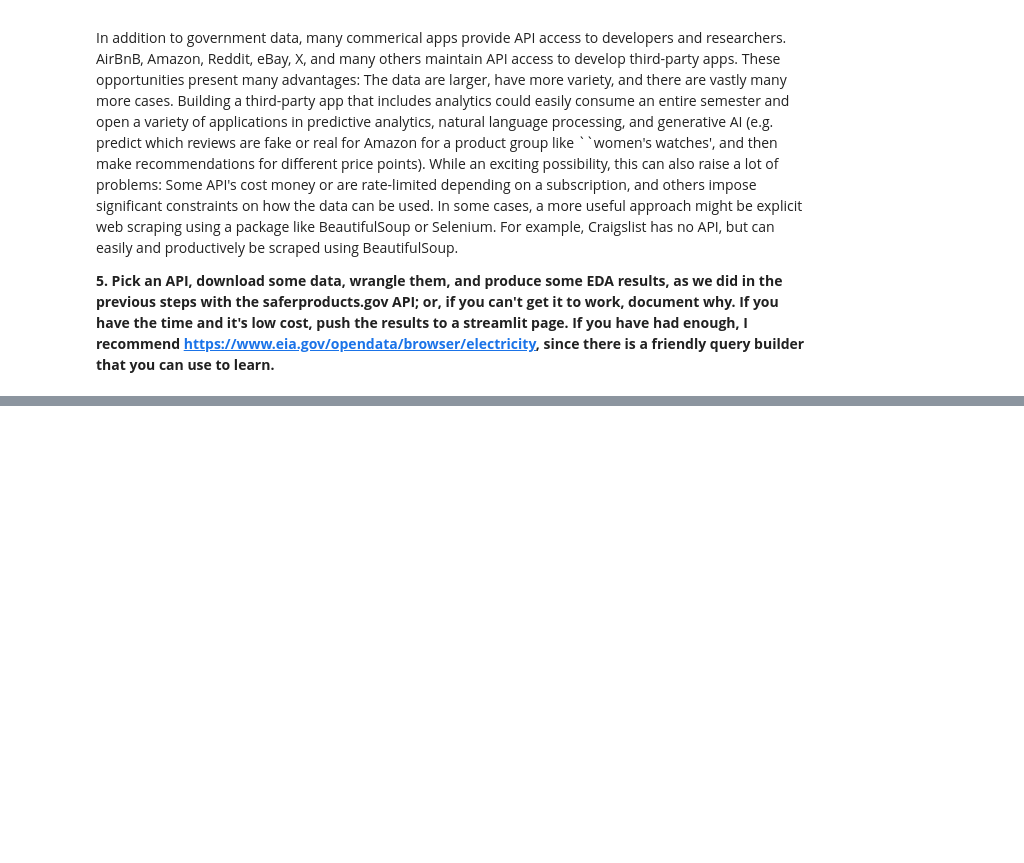
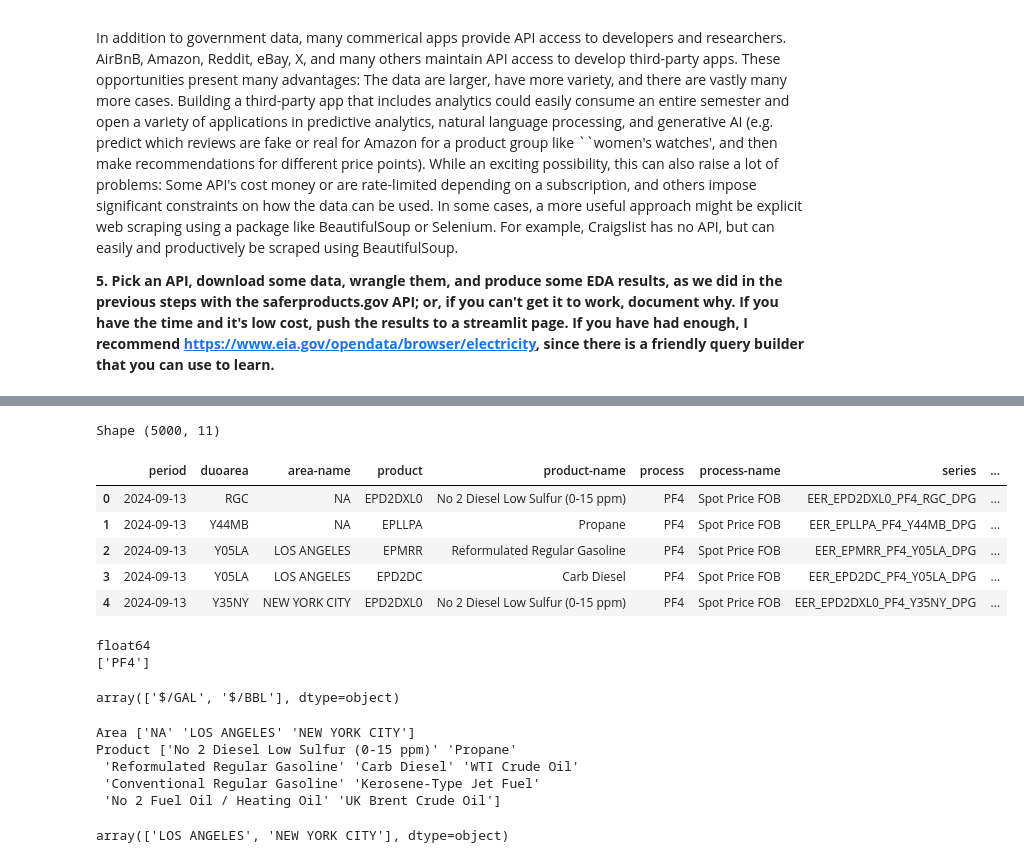
Before and after one commit to DS3001/labs, a Jupyter notebook: 01_api_calls/assignment_notebook.ipynb, the cells around one changed output, grey strips where cells are left out. Drawn from its saved outputs; the diff is of its cells as text; code cells hidden in the pictures; blank space fills up the shorter version.

```diff
--- a/01_api_calls/assignment_notebook.ipynb
+++ b/01_api_calls/assignment_notebook.ipynb
@@ -503,0 +533,34 @@ In addition to government data, many commerical apps provide API access to devel
+# %%
+print('Shape', petroleum.shape)
+petroleum.head() ## Missing values
+# %% [output]
+Shape (5000, 11)
+|  | period | duoarea | area-name | product | product-name | process | process-name | series | ... |
+| 0 | 2024-09-13 | RGC | NA | EPD2DXL0 | No 2 Diesel Low Sulfur (0-15 ppm) | PF4 | Spot Price FOB | EER_EPD2DXL0_PF4_RGC_DPG | ... |
+| 1 | 2024-09-13 | Y44MB | NA | EPLLPA | Propane | PF4 | Spot Price FOB | EER_EPLLPA_PF4_Y44MB_DPG | ... |
+| 2 | 2024-09-13 | Y05LA | LOS ANGELES | EPMRR | Reformulated Regular Gasoline | PF4 | Spot Price FOB | EER_EPMRR_PF4_Y05LA_DPG | ... |
+| 3 | 2024-09-13 | Y05LA | LOS ANGELES | EPD2DC | Carb Diesel | PF4 | Spot Price FOB | EER_EPD2DC_PF4_Y05LA_DPG | ... |
+| 4 | 2024-09-13 | Y35NY | NEW YORK CITY | EPD2DXL0 | No 2 Diesel Low Sulfur (0-15 ppm) | PF4 | Spot Price FOB | EER_EPD2DXL0_PF4_Y35NY_DPG | ... |
+# %%
+petroleum['value']= pd.to_numeric(petroleum['value'])
+print(petroleum['value'].dtype)
+print(petroleum['process'].unique())
+petroleum['units'].unique() ## GGL is for countries in Europe
+# %% [output]
+float64
+['PF4']
+array(['$/GAL', '$/BBL'], dtype=object)
+# %%
+print('Area', petroleum['area-name'].unique())
+print('Product', petroleum['product-name'].unique())
+# %% [output]
+Area ['NA' 'LOS ANGELES' 'NEW YORK CITY']
+Product ['No 2 Diesel Low Sulfur (0-15 ppm)' 'Propane'
+ 'Reformulated Regular Gasoline' 'Carb Diesel' 'WTI Crude Oil'
+ 'Conventional Regular Gasoline' 'Kerosene-Type Jet Fuel'
+ 'No 2 Fuel Oil / Heating Oil' 'UK Brent Crude Oil']
+# %%
+petroleum2= petroleum[(petroleum['area-name']== 'LOS ANGELES')|(petroleum['area-name']== 'NEW YORK CITY')]
+petroleum2['area-name'].unique()
+# %% [output]
+array(['LOS ANGELES', 'NEW YORK CITY'], dtype=object)
```
Also changed, not shown: parts of 12 cells of this notebook.
